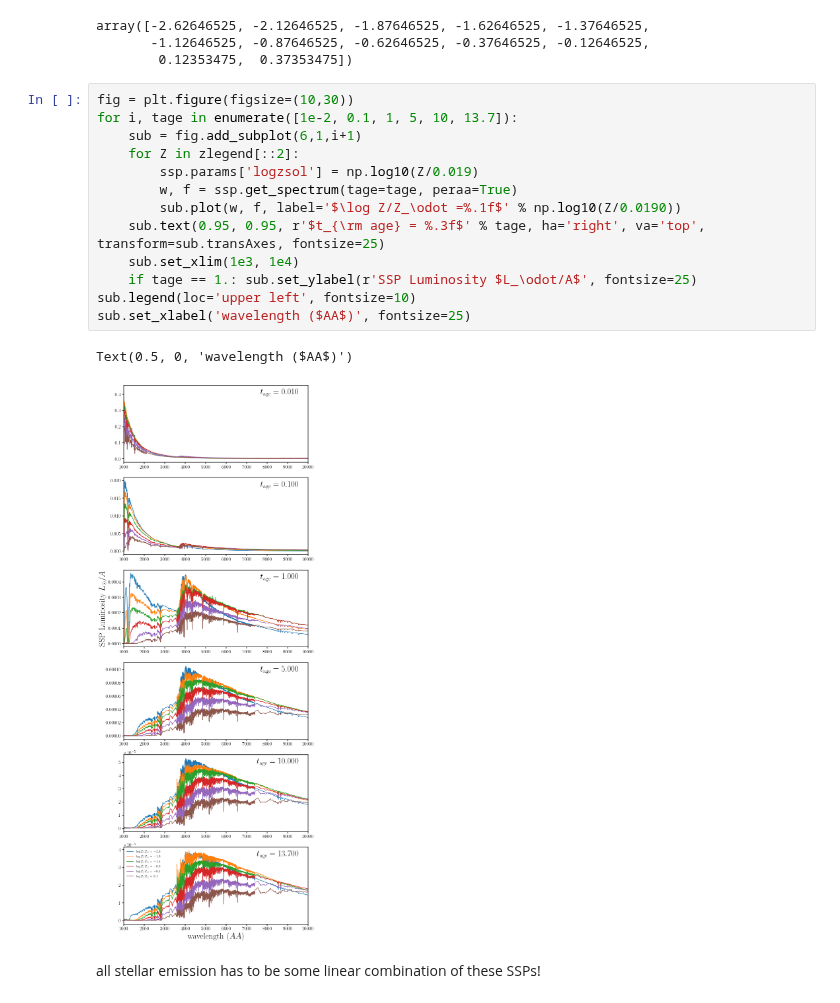
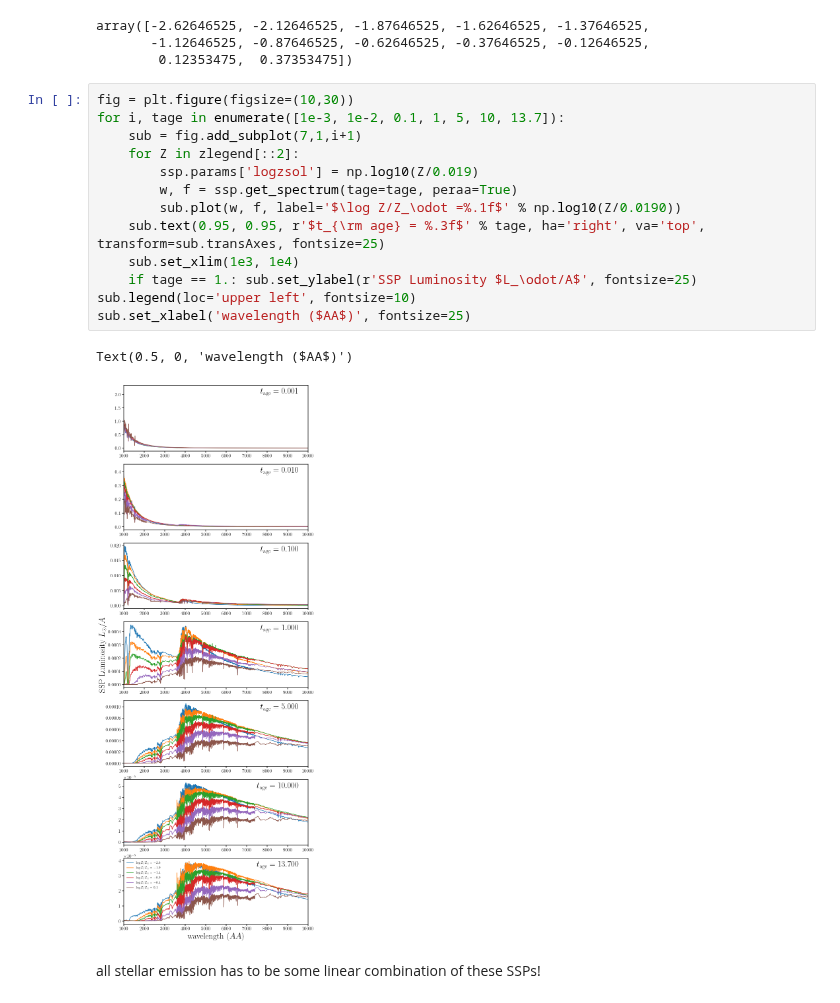
Before and after one commit to changhoonhahn/provabgs, a Jupyter notebook: nb/fsps_metallicity_range.ipynb, the cells around one changed output. Cells and saved outputs as stored; diff of their text form.

Commit message:
expanded the tage, Z grid

```diff
--- a/nb/fsps_metallicity_range.ipynb
+++ b/nb/fsps_metallicity_range.ipynb
@@ -34,20 +34,20 @@ array([-2.62646525, -2.12646525, -1.87646525, -1.62646525, -1.37646525,
         0.12353475,  0.37353475])
 # %%
 fig = plt.figure(figsize=(10,30))
-for i, tage in enumerate([1e-2, 0.1, 1, 5, 10, 13.7]):
-    sub = fig.add_subplot(6,1,i+1)
+for i, tage in enumerate([1e-3, 1e-2, 0.1, 1, 5, 10, 13.7]):
+    sub = fig.add_subplot(7,1,i+1)
     for Z in zlegend[::2]:
         ssp.params['logzsol'] = np.log10(Z/0.019)
         w, f = ssp.get_spectrum(tage=tage, peraa=True)
         sub.plot(w, f, label='$\log Z/Z_\odot =%.1f$' % np.log10(Z/0.0190))
     sub.text(0.95, 0.95, r'$t_{\rm age} = %.3f$' % tage, ha='right', va='top', transform=sub.transAxes, fontsize=25)
     sub.set_xlim(1e3, 1e4)
     if tage == 1.: sub.set_ylabel(r'SSP Luminosity $L_\odot/A$', fontsize=25)
 sub.legend(loc='upper left', fontsize=10)
 sub.set_xlabel('wavelength ($AA$)', fontsize=25)
 # %% [output]
 Text(0.5, 0, 'wavelength ($AA$)')
-[figure, old version]
+[figure, new version]
 # %% [markdown]
 all stellar emission has to be some linear combination of these SSPs!
 # %%
```
